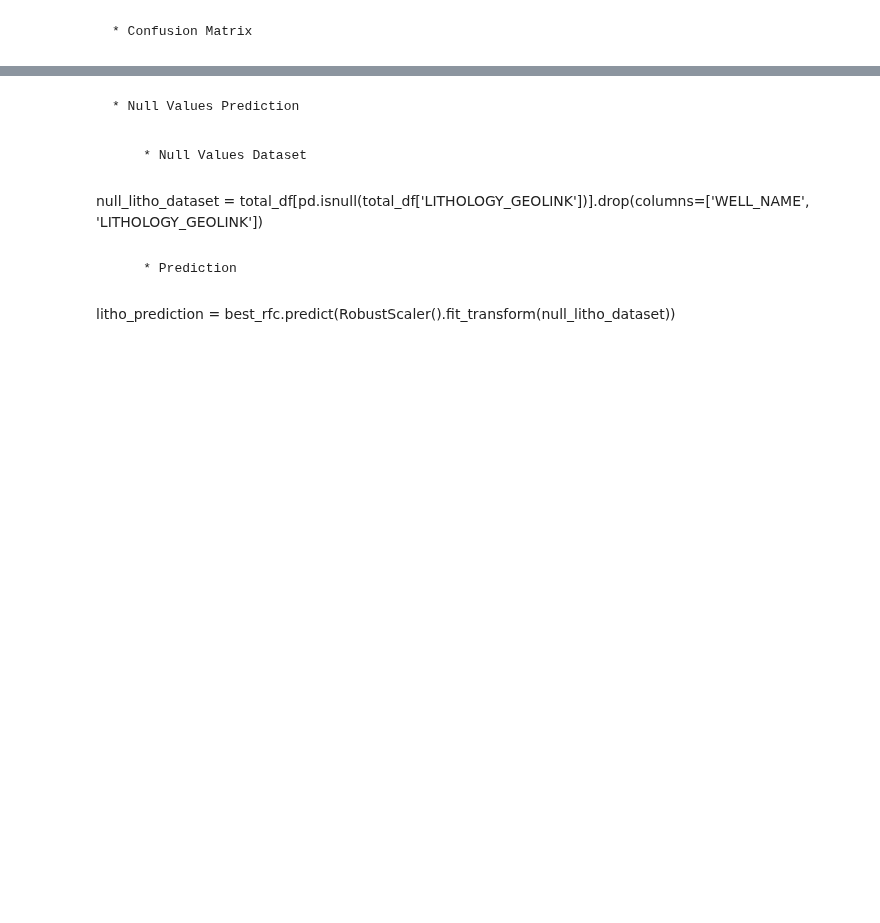
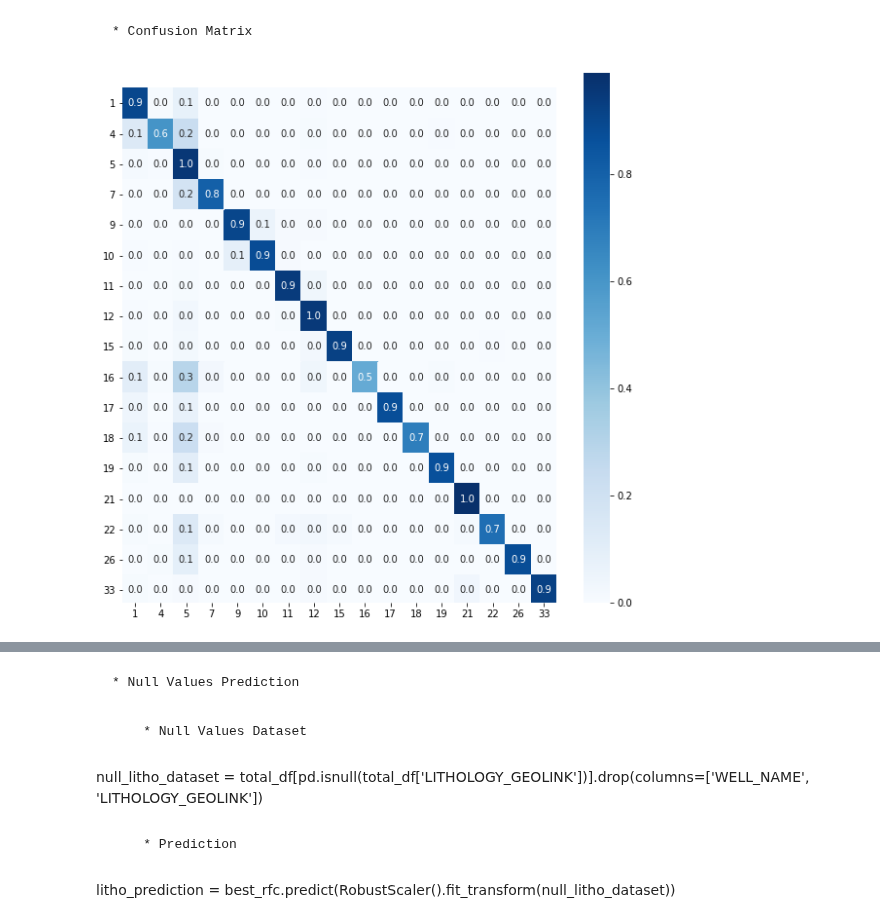
Before and after one commit to rmozart/North-Sea-Electrofacies-Clustering, a Jupyter notebook: Scripts/facies_prediction.ipynb, the cells around one changed output, grey strips where cells are left out. Cells and saved outputs as stored; diff of their text form; code cells hidden in the pictures; blank space fills up the shorter version.

Commit message:
ML Facies Prediction Compiled Notebook

```diff
--- a/Scripts/facies_prediction.ipynb
+++ b/Scripts/facies_prediction.ipynb
@@ -197,7 +280,7 @@ for name, model in tqdm_notebook(class_pipelines, desc='Cross-Validation Procedu
 # %%
 start_time = time.time()
 
-best_rfc = RandomForestClassifier(max_depth=40, n_estimators=1400, max_features='auto', min_samples_split=2, bootstrap=False, n_jobs=60) # the rest of the best parameters are  the default ones
+best_rfc = RandomForestClassifier(max_depth=50, n_estimators=1000, max_features='auto', min_samples_split=2, bootstrap=False, n_jobs=60) # the rest of the best parameters are  the default ones
 
 best_rfc.fit(RobustScaler().fit_transform(x_train), y_train)
 
@@ -240,3 +330,21 @@ plt.show()
+# %%
+from sklearn.metrics import confusion_matrix
+
+cf_matrix = confusion_matrix(y_test, y_predict)
+
+fig, ax = plt.subplots(figsize=(10, 10))
+
+sns.heatmap(cf_matrix.astype('float') / cf_matrix.sum(axis=1)[:, np.newaxis], cmap=plt.cm.Blues, annot=True, fmt='.1f', xticklabels=np.sort(litho_data['LITHOLOGY_GEOLINK_2'].unique())
+, yticklabels=np.sort(litho_data['LITHOLOGY_GEOLINK_2'].unique())
+) # confusion matrix normalized as in Sklearn documentation
+
+plt.yticks(rotation=0)
+
+ax.set_ylim(len(cf_matrix)-0.1, -0.5)
+
+plt.show()
+# %% [output]
+[figure, added]
 # %%
 tree_feature_importances = best_rfc.feature_importances_
 sorted_idx = tree_feature_importances.argsort()
```
Also changed, not shown: parts of 17 cells of this notebook.
